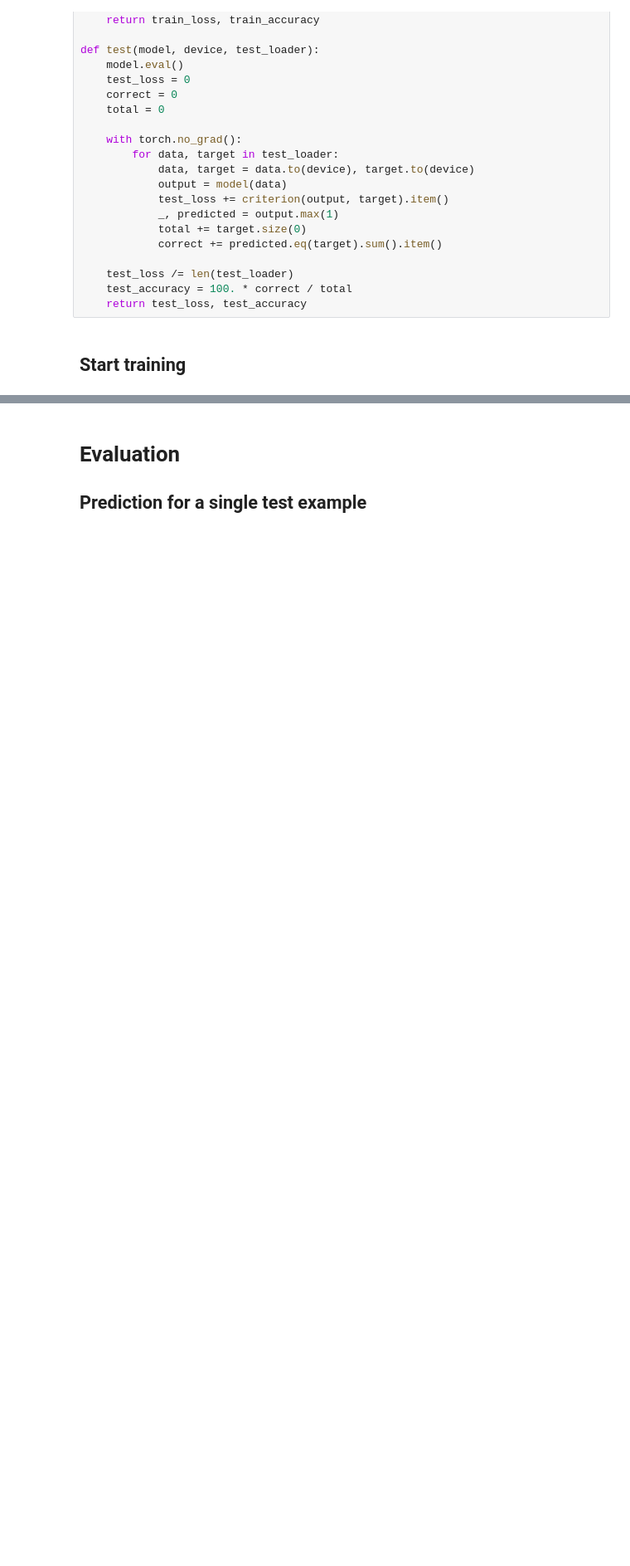
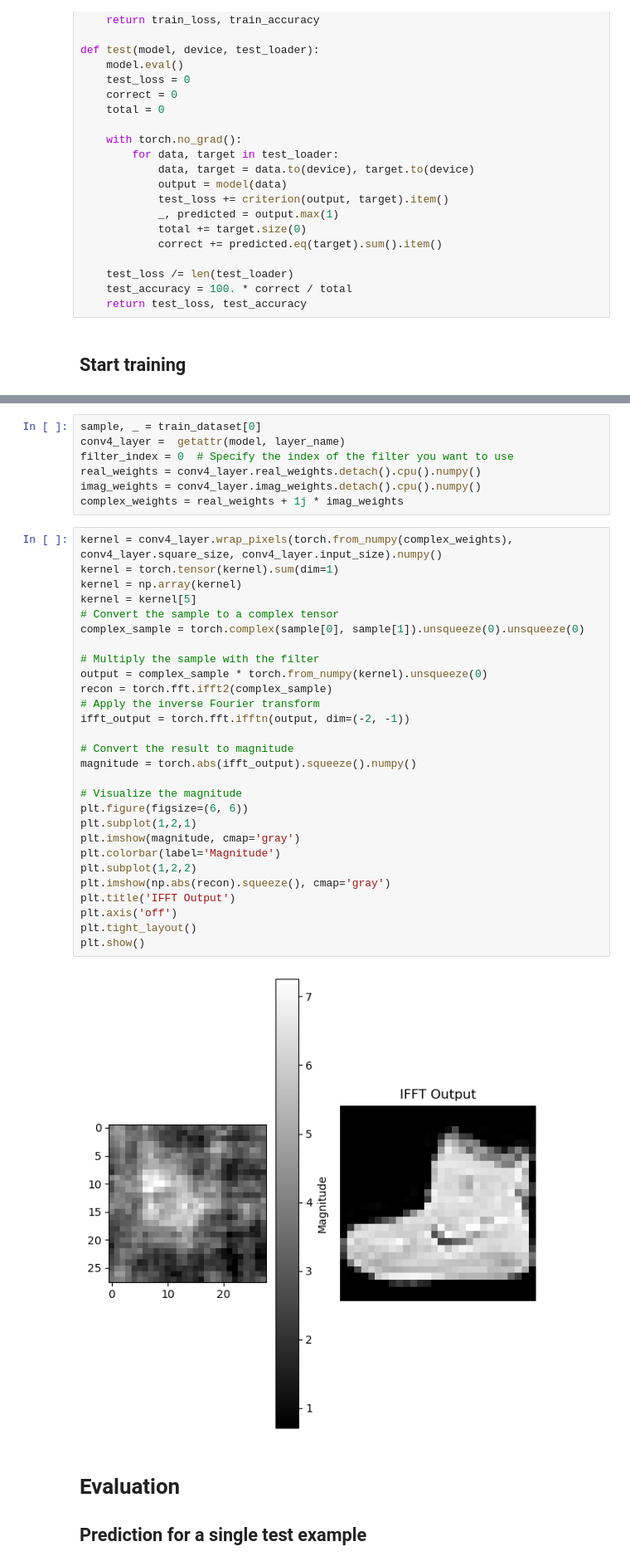
Before and after one commit to FsMarcoTU/fashion_mnist_tests, a Jupyter notebook: 240605_fourier_conv_concentric.ipynb, the cells around one changed output, grey strips where cells are left out. Shown at 83% size. Saved outputs shown, nothing was run; the diff lists cells and outputs as text; blank space fills up the shorter version.

```diff
--- a/240605_fourier_conv_concentric.ipynb
+++ b/240605_fourier_conv_concentric.ipynb
@@ -649,3 +683,40 @@ KeyboardInterrupt:
+# %%
+sample, _ = train_dataset[0]
+conv4_layer =  getattr(model, layer_name)
+filter_index = 0  # Specify the index of the filter you want to use
+real_weights = conv4_layer.real_weights.detach().cpu().numpy()
+imag_weights = conv4_layer.imag_weights.detach().cpu().numpy()
+complex_weights = real_weights + 1j * imag_weights
+# %%
+kernel = conv4_layer.wrap_pixels(torch.from_numpy(complex_weights), conv4_layer.square_size, conv4_layer.input_size).numpy()
+kernel = torch.tensor(kernel).sum(dim=1)
+kernel = np.array(kernel)
+kernel = kernel[5]
+# Convert the sample to a complex tensor
+complex_sample = torch.complex(sample[0], sample[1]).unsqueeze(0).unsqueeze(0)
+
+# Multiply the sample with the filter
+output = complex_sample * torch.from_numpy(kernel).unsqueeze(0)
+recon = torch.fft.ifft2(complex_sample)
+# Apply the inverse Fourier transform
+ifft_output = torch.fft.ifftn(output, dim=(-2, -1))
+
+# Convert the result to magnitude
+magnitude = torch.abs(ifft_output).squeeze().numpy()
+
+# Visualize the magnitude
+plt.figure(figsize=(6, 6))
+plt.subplot(1,2,1)
+plt.imshow(magnitude, cmap='gray')
+plt.colorbar(label='Magnitude')
+plt.subplot(1,2,2)
+plt.imshow(np.abs(recon).squeeze(), cmap='gray')
+plt.title('IFFT Output')
+plt.axis('off')
+plt.tight_layout()
+plt.show()
+# %% [output]
+[figure, added]
 # %% [markdown]
 # Evaluation
 
```
Also changed, not shown: parts of 7 cells of this notebook, 1 other file.
